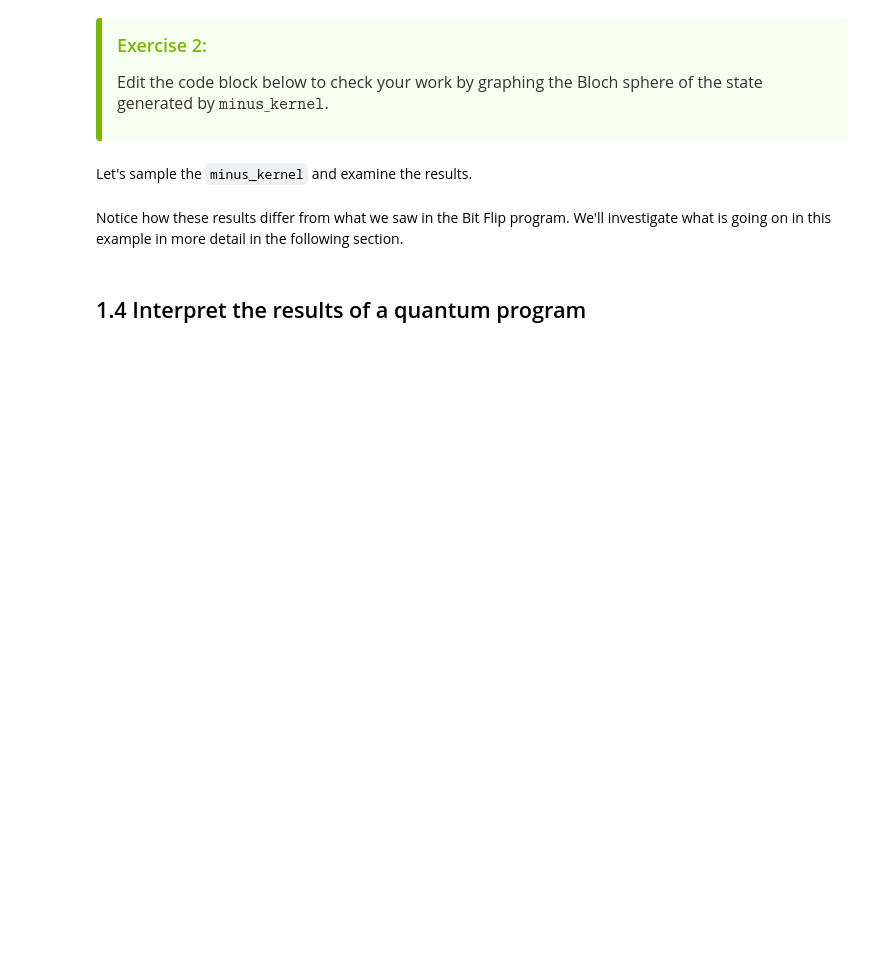
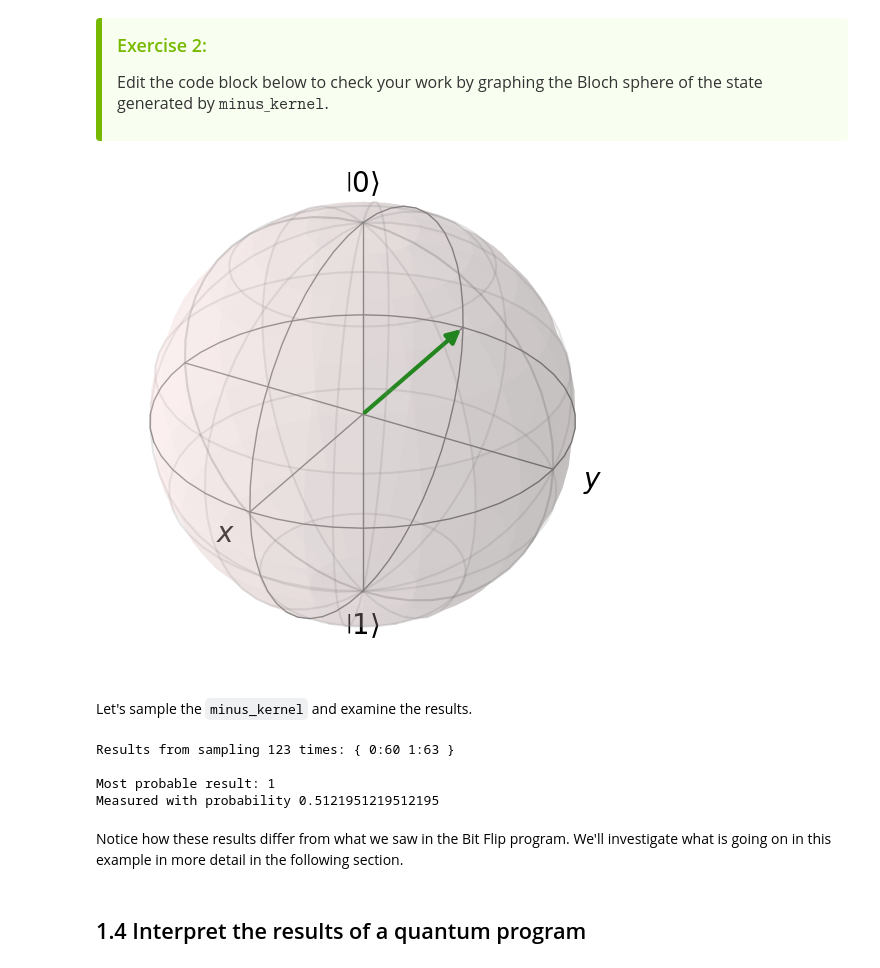
Before and after one commit to hansikaweerasena/QSimPlay, a Jupyter notebook: CUDA-Q/quick-start-to-quantum/01_quick_start_to_quantum.ipynb, the cells around one changed output. Saved outputs shown, nothing was run; the diff lists cells and outputs as text; code cells hidden in the pictures; blank space fills up the shorter version.

```diff
--- a/CUDA-Q/quick-start-to-quantum/01_quick_start_to_quantum.ipynb
+++ b/CUDA-Q/quick-start-to-quantum/01_quick_start_to_quantum.ipynb
@@ -451,10 +450,12 @@ Edit the code block below to check your work by graphing the Bloch sphere of the
 # %%
 # EXERCISE 2
 
 # Visualizing the action of the minus_kernel
 
-sphere = ##FIX_ME##
+sphere = cudaq.add_to_bloch_sphere(cudaq.get_state(minus_kernel))
 cudaq.show(sphere)
+# %% [output]
+[figure, added]
 # %% [markdown]
 Let's sample the `minus_kernel` and examine the results.
 # %%
@@ -469,6 +470,11 @@ most_probable_result = results.most_probable()
 probability = results.probability(most_probable_result)
 print("Most probable result: " + most_probable_result)
 print("Measured with probability " + str(probability), end='\n\n')
+# %% [output]
+Results from sampling 123 times: { 0:60 1:63 }
+
+Most probable result: 1
+Measured with probability 0.5121951219512195
 # %% [markdown]
 Notice how these results differ from what we saw in the Bit Flip program.  We'll investigate what is going on in this example in more detail in the following section.
 # %% [markdown]
```
Also changed, not shown: parts of 10 cells of this notebook.
